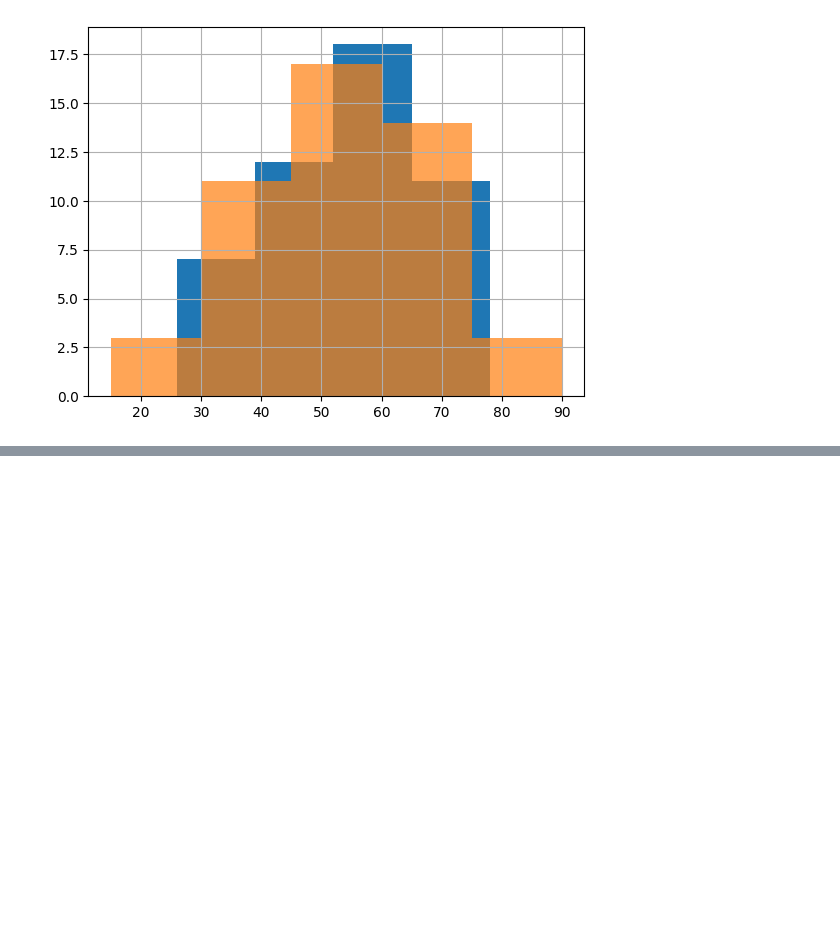
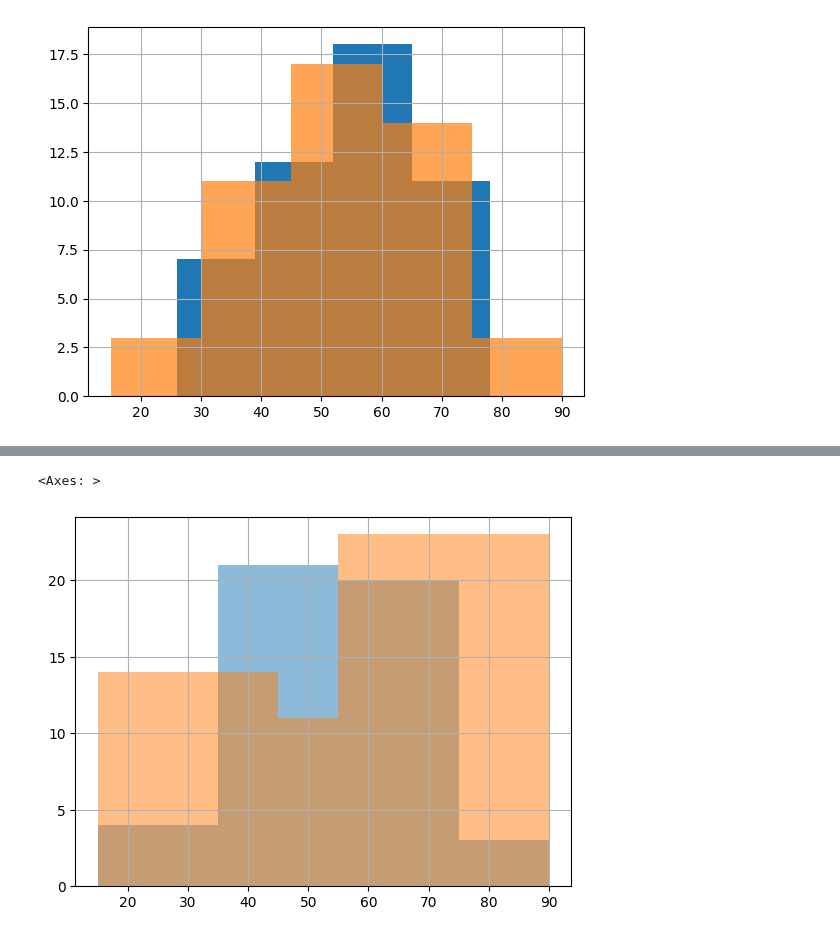
Before and after one commit to ElTejoman/Learning_Python, a Jupyter notebook: Data_Analyst/Sprint 4/Analisis_Estadistico.ipynb, the cells around one changed output, grey strips where cells are left out. Saved outputs shown, nothing was run; the diff lists cells and outputs as text; code cells hidden in the pictures; blank space fills up the shorter version.

```diff
--- a/Data_Analyst/Sprint 4/Analisis_Estadistico.ipynb
+++ b/Data_Analyst/Sprint 4/Analisis_Estadistico.ipynb
@@ -54,0 +158,62 @@ pur_time.hist(bins=[15, 30, 45, 60, 75, 90], alpha=0.7)
+# %%
+import pandas as pd
+
+# llamaremos al dataset `pur_time` (del inglés purchase_time que significa tiempo de compra)
+pur_time = pd.Series(
+    [
+        36,
+        44,
+        73,
+        32,
+        44,
+        29,
+        63,
+        60,
+        55,
+        74,
+        61,
+        26,
+        76,
+        40,
+        39,
+        28,
+        69,
+        61,
+        54,
+        58,
+        47,
+        41,
+        70,
+        51,
+        58,
+        36,
+        71,
+        47,
+        74,
+        59,
+        50,
+        78,
+        59,
+        48,
+        67,
+        53,
+        67,
+        52,
+        38,
+        55,
+        53,
+        53,
+        43,
+        77,
+        44,
+        63,
+        63,
+        54,
+    ]
+)
+
+pur_time.hist(bins=[15, 35, 55, 75, 90], alpha=0.5)
+pur_time.hist(bins=[15, 45, 55, 90], alpha=0.5)
+# %% [output]
+<Axes: >
+[figure, added]
```
Also changed, not shown: parts of 3 cells of this notebook.
